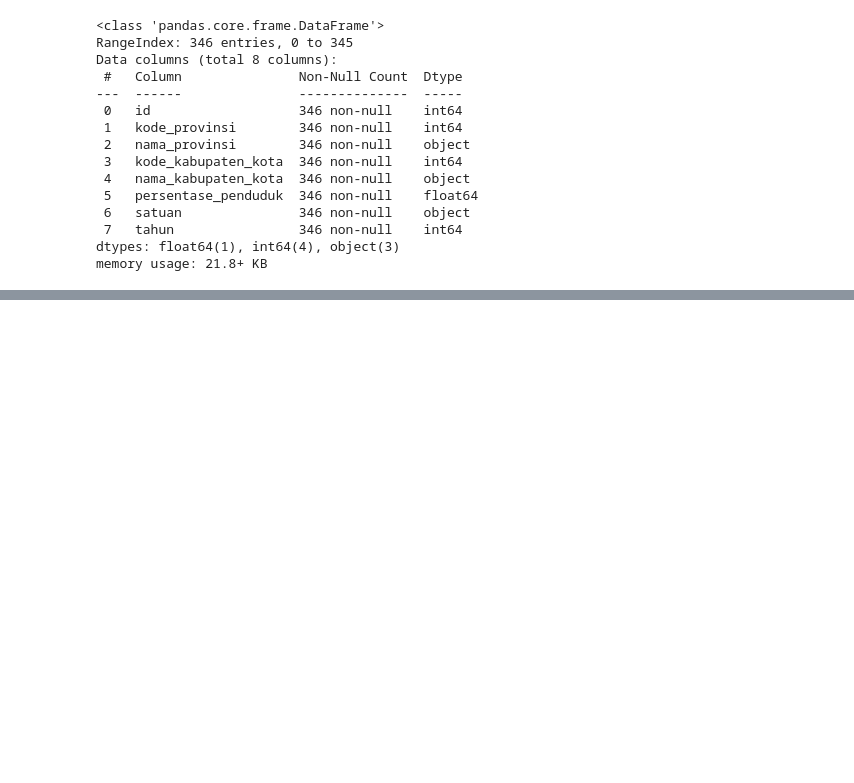
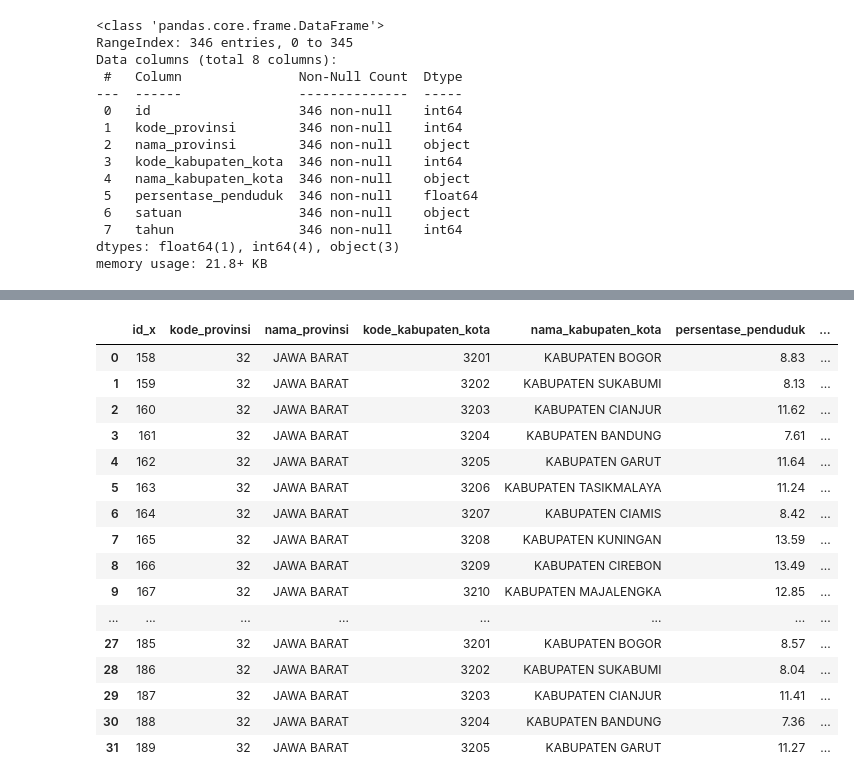
Before and after one commit to AlfiFaiz/data_mining, a Jupyter notebook: kelompok 4.ipynb, the cells around one changed output, grey strips where cells are left out. Drawn from its saved outputs; the diff is of its cells as text; code cells hidden in the pictures; blank space fills up the shorter version.

```diff
--- a/kelompok 4.ipynb
+++ b/kelompok 4.ipynb
@@ -86,0 +85,22 @@ memory usage: 10.2+ KB
+# %%
+df3 = pd.merge(df, df1, how="right", on=["kode_kabupaten_kota","nama_kabupaten_kota","nama_provinsi","kode_provinsi","tahun"])
+df3 = df3.drop(["id_y"], axis=1)
+df3.head(32)
+# %% [output]
+|  | id_x | kode_provinsi | nama_provinsi | kode_kabupaten_kota | nama_kabupaten_kota | persentase_penduduk | ... |
+| 0 | 158 | 32 | JAWA BARAT | 3201 | KABUPATEN BOGOR | 8.83 | ... |
+| 1 | 159 | 32 | JAWA BARAT | 3202 | KABUPATEN SUKABUMI | 8.13 | ... |
+| 2 | 160 | 32 | JAWA BARAT | 3203 | KABUPATEN CIANJUR | 11.62 | ... |
+| 3 | 161 | 32 | JAWA BARAT | 3204 | KABUPATEN BANDUNG | 7.61 | ... |
+| 4 | 162 | 32 | JAWA BARAT | 3205 | KABUPATEN GARUT | 11.64 | ... |
+| 5 | 163 | 32 | JAWA BARAT | 3206 | KABUPATEN TASIKMALAYA | 11.24 | ... |
+| 6 | 164 | 32 | JAWA BARAT | 3207 | KABUPATEN CIAMIS | 8.42 | ... |
+| 7 | 165 | 32 | JAWA BARAT | 3208 | KABUPATEN KUNINGAN | 13.59 | ... |
+| 8 | 166 | 32 | JAWA BARAT | 3209 | KABUPATEN CIREBON | 13.49 | ... |
+| 9 | 167 | 32 | JAWA BARAT | 3210 | KABUPATEN MAJALENGKA | 12.85 | ... |
+| ... | ... | ... | ... | ... | ... | ... | ... |
+| 27 | 185 | 32 | JAWA BARAT | 3201 | KABUPATEN BOGOR | 8.57 | ... |
+| 28 | 186 | 32 | JAWA BARAT | 3202 | KABUPATEN SUKABUMI | 8.04 | ... |
+| 29 | 187 | 32 | JAWA BARAT | 3203 | KABUPATEN CIANJUR | 11.41 | ... |
+| 30 | 188 | 32 | JAWA BARAT | 3204 | KABUPATEN BANDUNG | 7.36 | ... |
+| 31 | 189 | 32 | JAWA BARAT | 3205 | KABUPATEN GARUT | 11.27 | ... |
```
Also changed, not shown: parts of 7 cells of this notebook, 1 other file.
